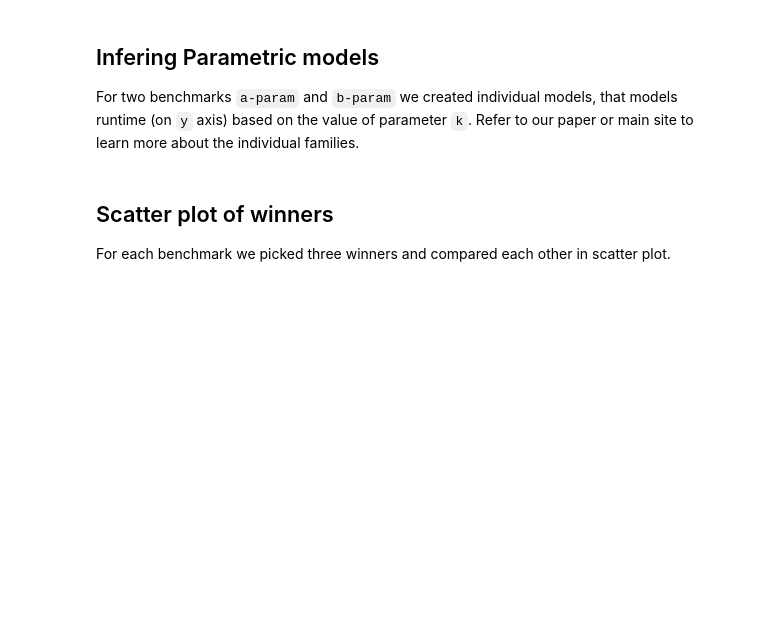
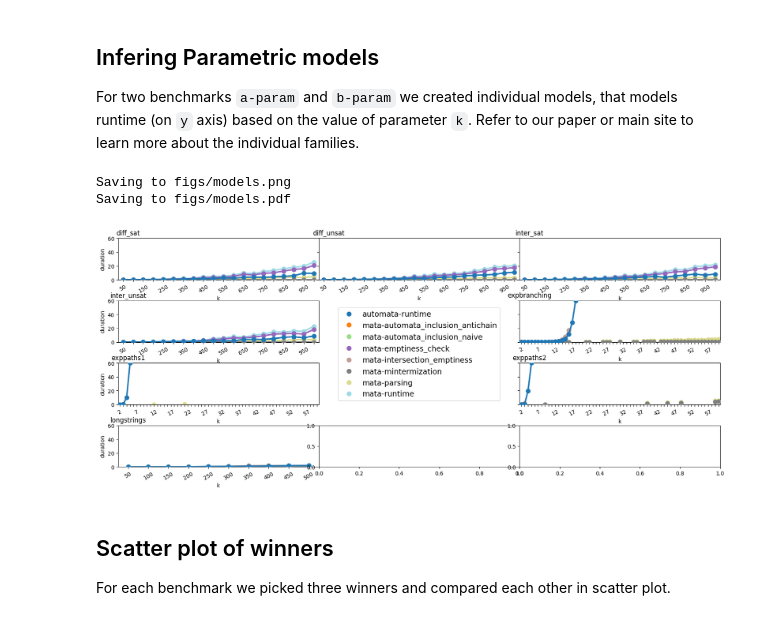
Before and after one commit to VeriFIT/mata-comparison-results, a Jupyter notebook: ExperimentalEvaluation.ipynb, the cells around one changed output. Cells and saved outputs as stored; diff of their text form; code cells hidden in the pictures; blank space fills up the shorter version.

```diff
--- a/ExperimentalEvaluation.ipynb
+++ b/ExperimentalEvaluation.ipynb
@@ -335,16 +359,17 @@ save_figure(f"cactus", ext=".pdf")
 For two benchmarks `a-param` and `b-param` we created individual models, that models runtime (on `y` axis) based on the value of parameter `k`. Refer to our paper or main site to learn more about the individual families.
 # %%
 columns = ['bench', 'k', 'tool', 'duration']
+parametric = ['intersect', 'cox']
+number_matcher = re.compile("\d+")
 def to_models(df):
     """Computes models out of @p df"""
     data = []
     for index, row in df.iterrows():
-        if 'parametric_ltl' in row['name']:
-            bench_parts = row['name'].split(os.sep)
-        else:
-            bench_parts = os.path.dirname(row['name']).split(os.sep)
-        bench = os.path.join(*bench_parts[:3])
-        k = bench_parts[-1]
+        if not any(p in row['name'] for p in parametric):
+            continue
+        bench_name = os.path.split(row['name'])[-1]
+        bench = bench_name.split('-')[0]
+        k = number_matcher.findall(bench_name)[-1]
         if is_real(k):
             k = int(k)
             for col, v in row.items():
@@ -379,17 +404,14 @@ for key, df in dataframe_map.items():
 # %%
 # Mapping of measured benchmarks to names use in paper
 bench_to_paper = {
-    'bool_comb/intersect/longstrings': 'longstrings',
-    'bool_comb/intersect/expbranching': 'expbranching',
-    'bool_comb/intersect/exppaths1': "exppaths1",
-    'bool_comb/intersect/exppaths2': "exppaths2",
-    'bool_comb/cox/diff_sat': "diff_sat",
-    'bool_comb/cox/diff_unsat': "diff_unsat",
-    'bool_comb/cox/inter_sat': "inter_sat",
-    'bool_comb/cox/inter_unsat': "inter_unsat",
-    'ltl_afa/created_ltl/LTLf-specific': 'LTLf-specific',
-    'ltl_afa/parametric_ltl/lift_afas': 'lift_afas',
-    'ltl_afa/parametric_ltl/counter_afas': 'counter_afas',
+    'longstrings': 'longstrings',
+    'expbranching': 'expbranching',
+    'exppaths1': "exppaths1",
+    'exppaths2': "exppaths2",
+    'diff_sat': "diff_sat",
+    'diff_unsat': "diff_unsat",
+    'inter_sat': "inter_sat",
+    'inter_unsat': "inter_unsat",
 }
 
 
@@ -429,34 +451,38 @@ for key in sorted(dataframe_map.keys()):
             i += 1
 # The following are some black magic hacks have the final layout
 i = 4
 axs[i // 3, i % 3].set(xlabel=None)
 axs[i // 3, i % 3].set(yticklabels=[])
 axs[i // 3, i % 3].set(xticklabels=[])
 axs[i // 3, i % 3].set(xticks=[])
 axs[i // 3, i % 3].set(yticks=[])
 axs[i // 3, i % 3].spines['top'].set_visible(False)
 axs[i // 3, i % 3].spines['bottom'].set_visible(False)
 
 # The following are some black magic hacks to print the label in the middle
 i = 7
 axs[i // 3, i % 3].legend(
     handles=[
         Line2D(
             [0], [0], color='w', marker='o', markerfacecolor=color_map[tool], label=f"{tool}",
             markersize=10,
         )
         for tool in sorted(color_map.keys())
-    ], ncols=2, loc='lower center', fontsize='18'
+    ], ncols=1, loc='lower center', fontsize='14'
 )
 axs[i // 3, i % 3].set(xlabel=None)
 axs[i // 3, i % 3].set(yticklabels=[])
 axs[i // 3, i % 3].set(xticklabels=[])
 axs[i // 3, i % 3].set(xticks=[])
 axs[i // 3, i % 3].set(yticks=[])
 axs[i // 3, i % 3].spines['top'].set_visible(False)
 axs[i // 3, i % 3].spines['bottom'].set_visible(False)
 save_figure(f'models')
 save_figure(f'models', ext='.pdf')
+# %% [output]
+Saving to figs/models.png
+Saving to figs/models.pdf
+[figure, added]
 # %% [markdown]
 ## Scatter plot of winners
 
```
Also changed, not shown: parts of 8 cells of this notebook.
